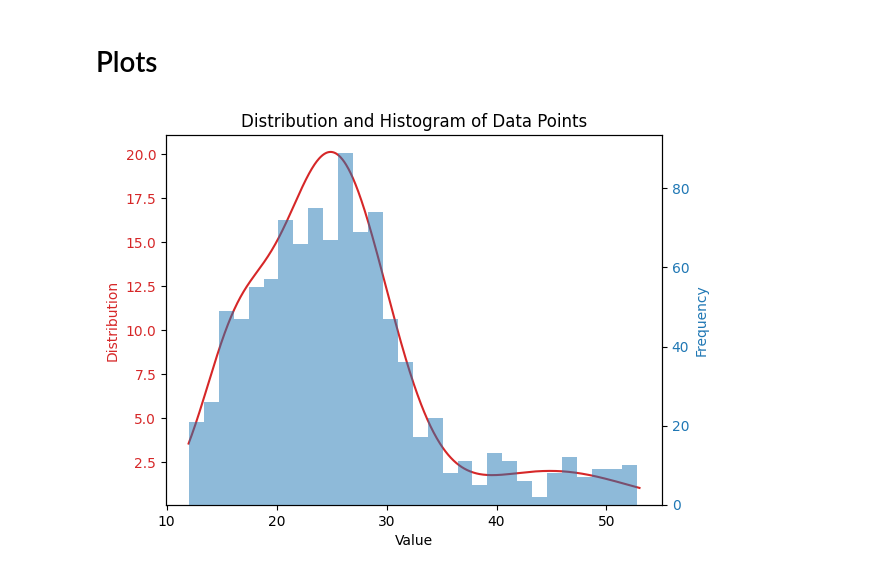
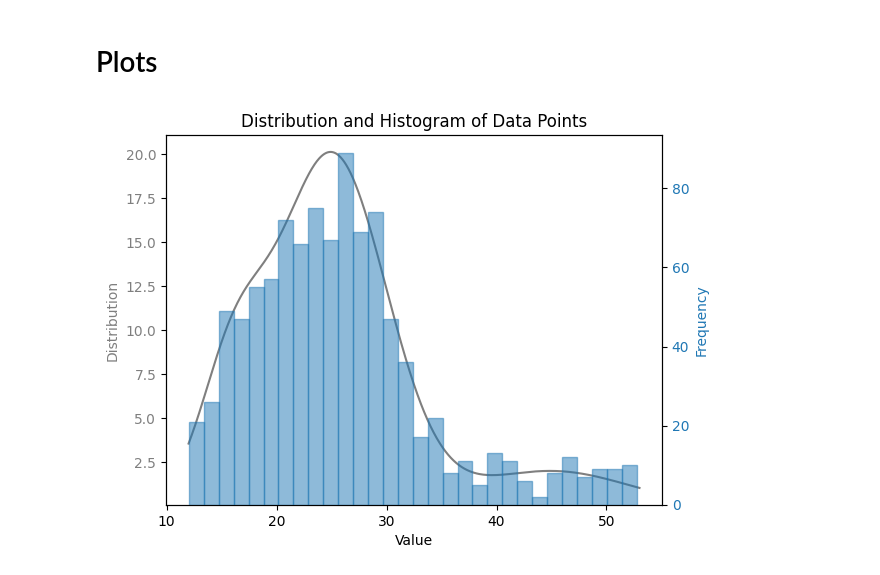
Before and after one commit to luquelab/lab-data-science, a Jupyter notebook: notebooks/generate_multimodal_data.ipynb, the cells around one changed output. Cells and saved outputs as stored; diff of their text form; code cells hidden in the pictures.

Commit message:
Refine lines and colors in the combined plot. #1.

```diff
--- a/notebooks/generate_multimodal_data.ipynb
+++ b/notebooks/generate_multimodal_data.ipynb
@@ -135,32 +135,35 @@ data_points = generate_data_points(distribution, x_range, num_points)
 # %%
 # prompt: Plot the distribution in the y1-axis and the histogram of the data sampled on the y2-axis
 
 import matplotlib.pyplot as plt
 
 # Assuming 'data_points' and 'distribution' are already defined from the previous code
 # and 'x' is the x-axis values for the distribution
 
 x = np.linspace(x_range[0], x_range[1], n_data) # Define x based on your data
 
 fig, ax1 = plt.subplots()
 
 # Plot the distribution on the first y-axis (y1)
-color = 'tab:red'
-ax1.plot(x, distribution, color=color)
+color = 'tab:gray'
+ax1.plot(x, distribution, color=color, label= 'Distribution')
 ax1.set_xlabel('Value')
 ax1.set_ylabel('Distribution', color=color)
 ax1.tick_params(axis='y', labelcolor=color)
+#plt.legend()
 
 # Create a second y-axis sharing the same x-axis
 ax2 = ax1.twinx()
 
 # Plot the histogram of the data on the second y-axis (y2)
 color = 'tab:blue'
-ax2.hist(data_points, bins=30, color=color, alpha=0.5) # Adjust bins as needed
+color_edge = 'tab:blue'
+ax2.hist(data_points, bins=30, color=color, edgecolor = color_edge, alpha=0.5, label='Histogram') # Adjust bins as needed
 ax2.set_ylabel('Frequency', color=color)
 ax2.tick_params(axis='y', labelcolor=color)
 
 plt.title('Distribution and Histogram of Data Points')
+#plt.legend()
 plt.show()
 # %% [output]
-[figure, old version]
+[figure, new version]
```
Also changed, not shown: parts of 6 cells of this notebook.
